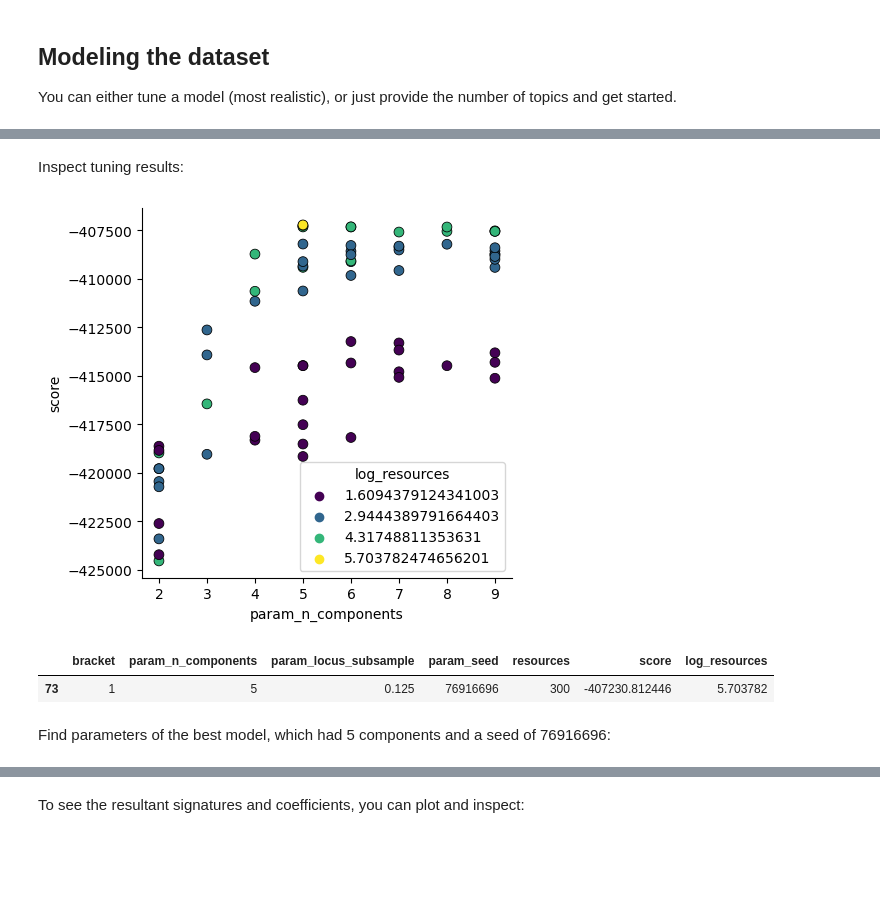
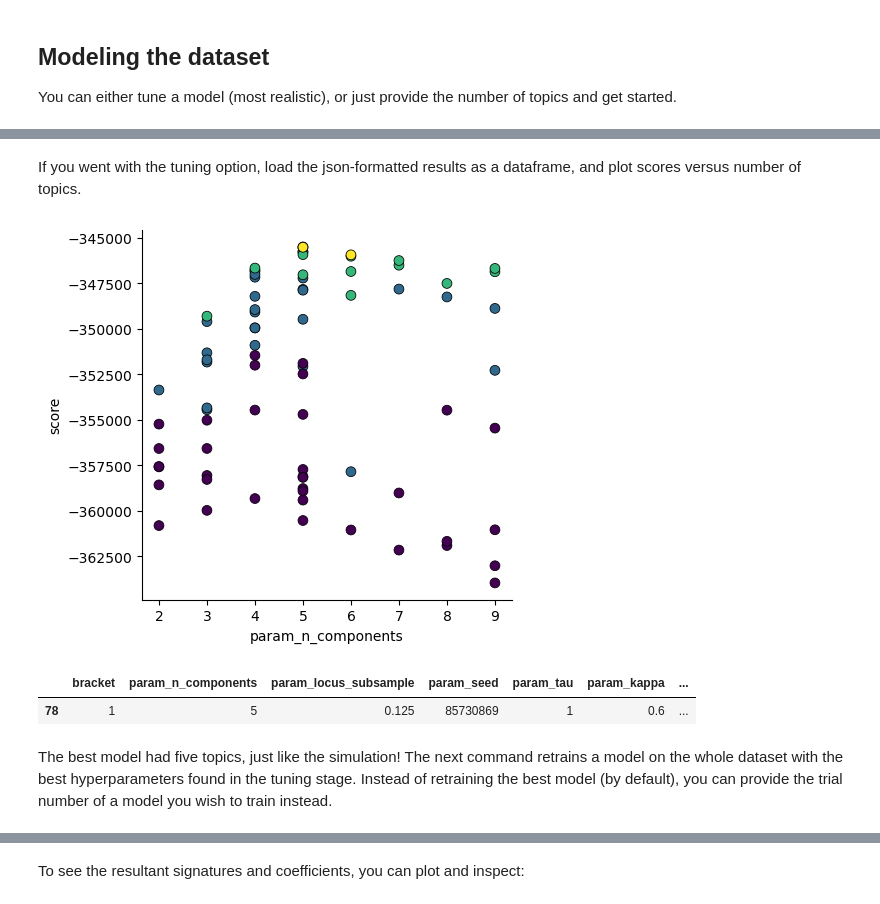
Before and after one commit to AllenWLynch/signaturemodels, a Jupyter notebook: docs/simulation_tutorial.ipynb, the cells around one changed output, grey strips where cells are left out. Saved outputs shown, nothing was run; the diff lists cells and outputs as text; code cells hidden in the pictures; blank space fills up the shorter version.

Commit message:
got CLI working through tuning and evaluation of simulated datasets

```diff
--- a/docs/simulation_tutorial.ipynb
+++ b/docs/simulation_tutorial.ipynb
@@ -116,2 +138,2 @@ Bracket 3: Evaluating 24 models
 # %% [markdown]
-Inspect tuning results:
+If you went with the tuning option, load the json-formatted results as a dataframe, and plot scores versus number of topics.
@@ -121,22 +140,26 @@ data['log_resources'] = np.log(data.resources)
-# %%
-ax = sns.scatterplot(
-    data = data,
-    x = 'param_n_components',
-    y = 'score',
-    hue = 'log_resources',
-    palette = 'viridis',
-    edgecolor = 'black',
-    s = 50,
-)
-ax.set_aspect(1.0/ax.get_data_ratio())
-sns.despine()
-# %% [output]
-[figure, removed]
+# %%
+data = pd.read_json('data/tutorial.tune_results.json')
+data['log_resources'] = np.log(data.resources)
+
+ax = sns.scatterplot(
+    data = data,
+    x = 'param_n_components',
+    y = 'score',
+    hue = 'log_resources',
+    palette = 'viridis',
+    edgecolor = 'black',
+    s = 50,
+    legend=False,
+)
+ax.set_aspect(1.0/ax.get_data_ratio())
+sns.despine()
+# %% [output]
+[figure, added]
 # %%
 data.dropna().sort_values('score').tail(1)
 # %% [output]
-|  | bracket | param_n_components | param_locus_subsample | param_seed | resources | score | log_resources |
-| 73 | 1 | 5 | 0.125 | 76916696 | 300 | -407230.812446 | 5.703782 |
+|  | bracket | param_n_components | param_locus_subsample | param_seed | param_tau | param_kappa | ... |
+| 78 | 1 | 5 | 0.125 | 85730869 | 1 | 0.6 | ... |
 # %% [markdown]
-Find parameters of the best model, which had 5 components and a seed of 76916696:
+The best model had five topics, just like the simulation! The next command retrains a model on the whole dataset with the best hyperparameters found in the tuning stage. Instead of retraining the best model (by default), you can provide the trial number of a model you wish to train instead.
 # %%
```
Also changed, not shown: parts of 28 cells of this notebook, 5 other files.
